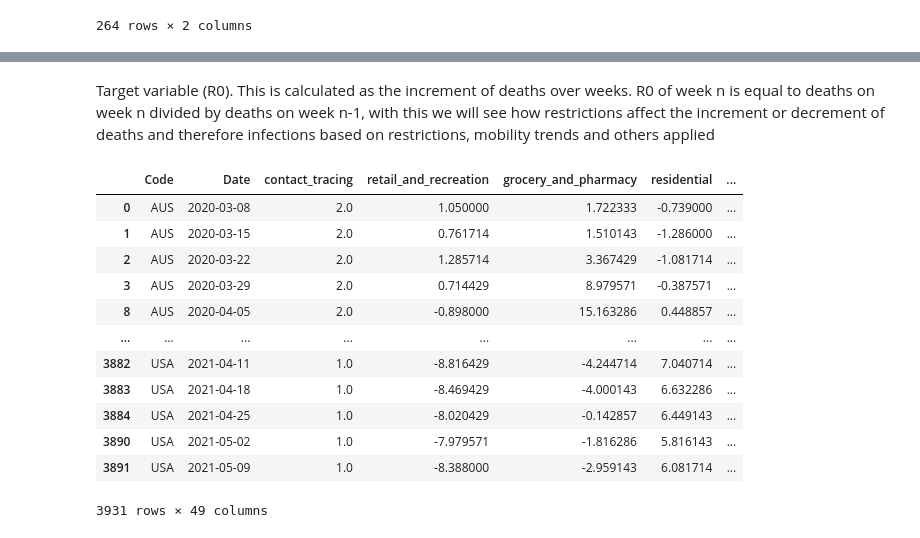
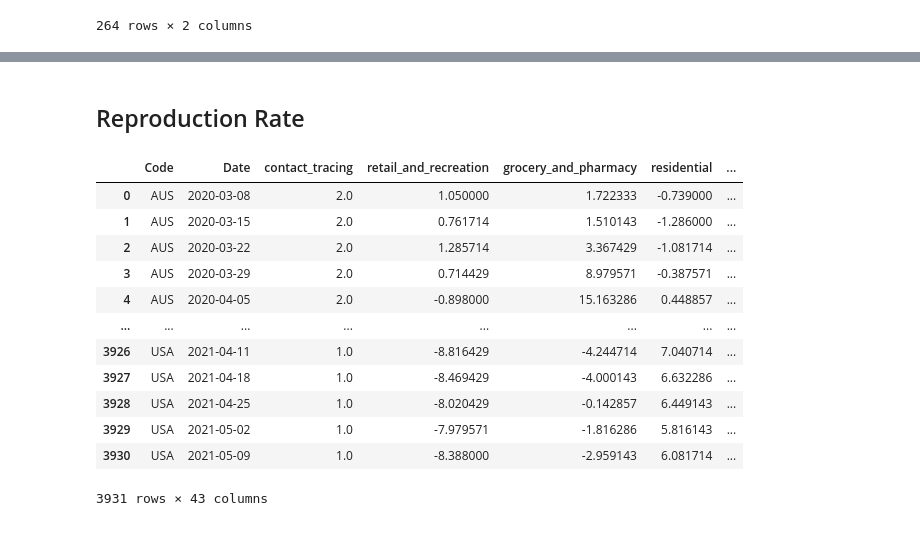
Before and after one commit to lucasbotellaroca/Covid-19_Reproduction_Rate_Estimator, a Jupyter notebook: data_cleaning.ipynb, the cells around one changed output, grey strips where cells are left out. Drawn from its saved outputs; the diff is of its cells as text; code cells hidden in the pictures.

```diff
--- a/data_cleaning.ipynb
+++ b/data_cleaning.ipynb
@@ -846,10 +786,7 @@ df_raw_deaths['average_deaths_2015_2019_all_ages']=df_raw_deaths['average_deaths
 
 df_merge['month']=pd.to_datetime(df_merge['Date']).dt.month
 df_merge = pd.merge(df_merge, df_raw_deaths, on=["Code", "month"])
-df_merge['deaths_prev_7']=(df_merge['average_deaths_2015_2019_all_ages']/100)*df_merge['Excess mortality P-scores, all ages Prev 7 days']
-df_merge['deaths_prev_28']=(df_merge['average_deaths_2015_2019_all_ages']/100)*df_merge['Excess mortality P-scores, all ages Prev 28 days']
-df_merge['deaths_prev_35']=(df_merge['average_deaths_2015_2019_all_ages']/100)*df_merge['Excess mortality P-scores, all ages Prev 35 days']
-df_merge['deaths']=((df_merge['average_deaths_2015_2019_all_ages']/100)*df_merge['Excess mortality P-scores, all ages'])
+df_merge['deaths_prev_7']=(df_merge['average_deaths_2015_2019_all_ages']/100)*df_merge['excess_mortality_prev_7']
 
 df_merge
 # %% [output]
@@ -931,13 +868,13 @@ for index, row in df_merge.iterrows():
 
         cumsum=0
         country=row['Code']
-        if(row['deaths_prev_28']  > 0):
-            cumsum=cumsum+row['deaths_prev_28']
+        if(row['deaths_prev_7']  > 0):
+            cumsum=cumsum+row['deaths_prev_7']
 
     else:
 
-        if(row['deaths_prev_28']  > 0):
-            cumsum=cumsum+row['deaths_prev_28']
+        if(row['deaths_prev_7']  > 0):
+            cumsum=cumsum+row['deaths_prev_7']
 
     accumulated.append(cumsum)
 
@@ -948,2 +882,0 @@ df_merge['accumulated']=100*df_merge['accumulated']/df_merge['population']
-# %% [markdown]
-Target variable (R0). This is calculated as the increment of deaths over weeks. R0 of week n is equal to deaths on week n divided by deaths on week n-1, with this we will see how restrictions affect the increment or decrement of deaths and therefore infections based on restrictions, mobility trends and others applied
@@ -953,16 +883,2 @@ df_merge['R0']=df_merge['deaths']/df_merge['deaths_prev_7']
-# %%
-df_merge
-# %% [output]
-|  | Code | Date | contact_tracing | retail_and_recreation | grocery_and_pharmacy | residential | ... |
-| 0 | AUS | 2020-03-08 | 2.0 | 1.050000 | 1.722333 | -0.739000 | ... |
-| 1 | AUS | 2020-03-15 | 2.0 | 0.761714 | 1.510143 | -1.286000 | ... |
-| 2 | AUS | 2020-03-22 | 2.0 | 1.285714 | 3.367429 | -1.081714 | ... |
-| 3 | AUS | 2020-03-29 | 2.0 | 0.714429 | 8.979571 | -0.387571 | ... |
-| 8 | AUS | 2020-04-05 | 2.0 | -0.898000 | 15.163286 | 0.448857 | ... |
-| ... | ... | ... | ... | ... | ... | ... | ... |
-| 3882 | USA | 2021-04-11 | 1.0 | -8.816429 | -4.244714 | 7.040714 | ... |
-| 3883 | USA | 2021-04-18 | 1.0 | -8.469429 | -4.000143 | 6.632286 | ... |
-| 3884 | USA | 2021-04-25 | 1.0 | -8.020429 | -0.142857 | 6.449143 | ... |
-| 3890 | USA | 2021-05-02 | 1.0 | -7.979571 | -1.816286 | 5.816143 | ... |
-| 3891 | USA | 2021-05-09 | 1.0 | -8.388000 | -2.959143 | 6.081714 | ... |
-3931 rows × 49 columns
+# %% [markdown]
+## Reproduction Rate
@@ -969 +892,18 @@ df_merge
+# %%
+df_merge = pd.merge(df_merge, df_reproduction_rate, on=["Code", "Date"], how="left")
+df_merge
+# %% [output]
+|  | Code | Date | contact_tracing | retail_and_recreation | grocery_and_pharmacy | residential | ... |
+| 0 | AUS | 2020-03-08 | 2.0 | 1.050000 | 1.722333 | -0.739000 | ... |
+| 1 | AUS | 2020-03-15 | 2.0 | 0.761714 | 1.510143 | -1.286000 | ... |
+| 2 | AUS | 2020-03-22 | 2.0 | 1.285714 | 3.367429 | -1.081714 | ... |
+| 3 | AUS | 2020-03-29 | 2.0 | 0.714429 | 8.979571 | -0.387571 | ... |
+| 4 | AUS | 2020-04-05 | 2.0 | -0.898000 | 15.163286 | 0.448857 | ... |
+| ... | ... | ... | ... | ... | ... | ... | ... |
+| 3926 | USA | 2021-04-11 | 1.0 | -8.816429 | -4.244714 | 7.040714 | ... |
+| 3927 | USA | 2021-04-18 | 1.0 | -8.469429 | -4.000143 | 6.632286 | ... |
+| 3928 | USA | 2021-04-25 | 1.0 | -8.020429 | -0.142857 | 6.449143 | ... |
+| 3929 | USA | 2021-05-02 | 1.0 | -7.979571 | -1.816286 | 5.816143 | ... |
+| 3930 | USA | 2021-05-09 | 1.0 | -8.388000 | -2.959143 | 6.081714 | ... |
+3931 rows × 43 columns
 # %%
```
Also changed, not shown: parts of 27 cells of this notebook.
